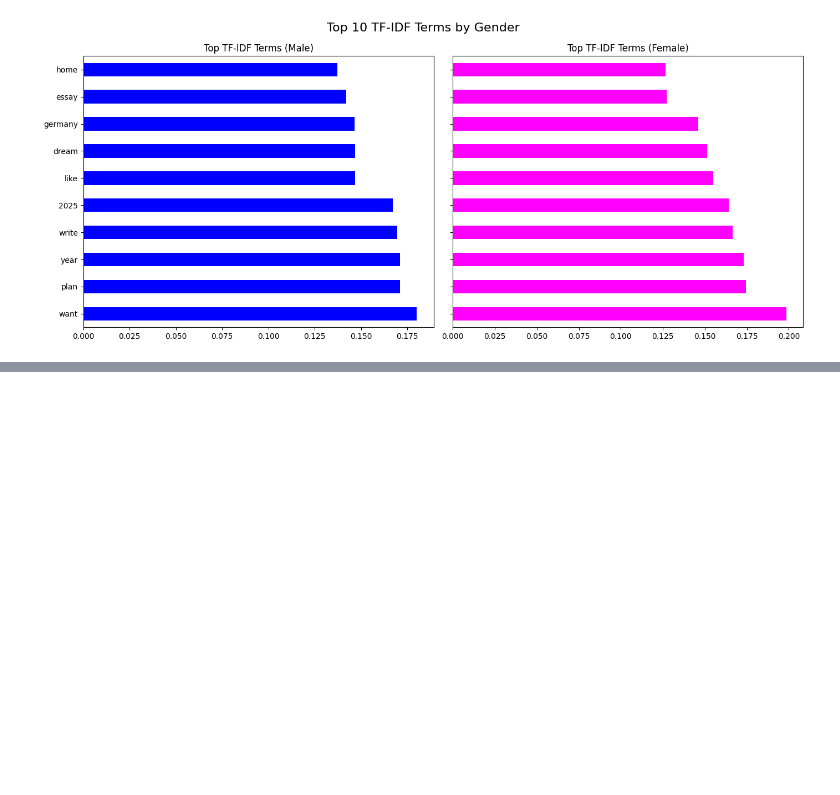
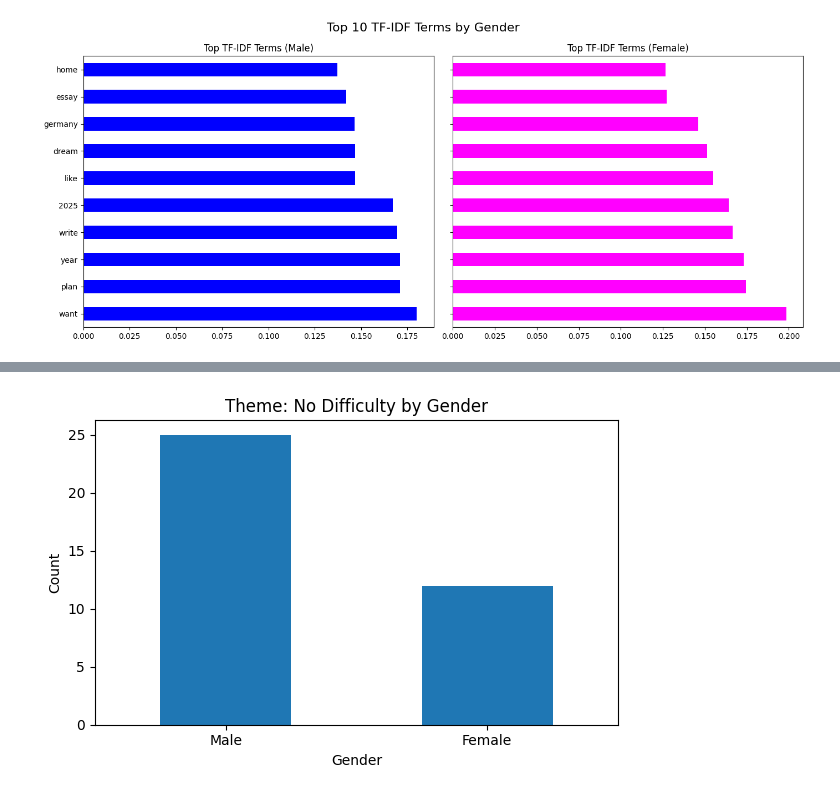
Before and after one commit to rakibahmed2153/Prompt-Analysis, a Jupyter notebook: aiPromptStudyAnalysis.ipynb, the cells around one changed output, grey strips where cells are left out. Cells and saved outputs as stored; diff of their text form; code cells hidden in the pictures; blank space fills up the shorter version.

Commit message:
Thematic Analysis

```diff
--- a/aiPromptStudyAnalysis.ipynb
+++ b/aiPromptStudyAnalysis.ipynb
@@ -994,0 +1097,81 @@ plt.show()
+# %%
+import pandas as pd
+import re
+import matplotlib.pyplot as plt
+
+# Load dataset
+file_path = "responses.csv"
+df2 = pd.read_csv(file_path)
+
+# Select relevant qualitative columns
+qual_columns = [
+    "Was anything difficult for you while writing the prompts?",
+    "What would you change to make the tasks easier or better?",
+    "Please explain your answer. Why or why not?"
+]
+
+# Keep gender + qualitative answers
+qual_df = df2[["Gender"] + qual_columns].copy()
+
+# Drop rows with all NaN responses
+qual_df = qual_df.dropna(subset=qual_columns, how="all")
+
+# --- Define a coding function for themes ---
+def code_response(text):
+    if pd.isna(text):
+        return []
+
+    text = text.lower()
+    codes = []
+
+    # Theme 1: Ease vs Difficulty
+    if re.search(r"\bno\b|not at all|none", text):
+        codes.append("No Difficulty")
+    if "difficult" in text or "challenging" in text or "hard" in text:
+        codes.append("Difficulty / Challenge")
+
+    # Theme 2: Experimentation & Rephrasing
+    if "rephrase" in text or "different ways" in text or "changed" in text:
+        codes.append("Experimentation / Rephrasing")
+
+    # Theme 3: Structure & Simplification
+    if "structure" in text or "simplify" in text or "context" in text:
+        codes.append("Structure / Simplification")
+
+    # Theme 4: Creativity & Control
+    if "unique" in text or "my interest" in text or "idea" in text:
+        codes.append("Creativity / Control")
+
+    return codes
+
+# Apply coding
+coded_data = []
+
+for _, row in qual_df.iterrows():
+    gender = row["Gender"]
+    responses = " ".join([str(row[col]) for col in qual_columns if pd.notna(row[col])])
+    codes = code_response(responses)
+    coded_data.append({"Gender": gender, "Response": responses, "Codes": codes})
+
+coded_df = pd.DataFrame(coded_data)
+
+# Expand codes into separate rows for easier analysis
+exploded_df = coded_df.explode("Codes")
+
+# Count frequency of themes by gender
+theme_by_gender = exploded_df.groupby(["Gender", "Codes"]).size().unstack(fill_value=0)
+
+# === Visualization for each theme ===
+for theme in exploded_df["Codes"].dropna().unique():
+    counts = exploded_df[exploded_df["Codes"] == theme]["Gender"].value_counts()
+
+    plt.figure(figsize=(6,4))
+    counts.plot(kind="bar")
+    plt.title(f"Theme: {theme} by Gender")
+    plt.xlabel("Gender")
+    plt.ylabel("Count")
+    plt.xticks(rotation=0)
+    plt.tight_layout()
+    plt.show()
+# %% [output]
+[figure, added]
```
Also changed, not shown: parts of 3 cells of this notebook.
